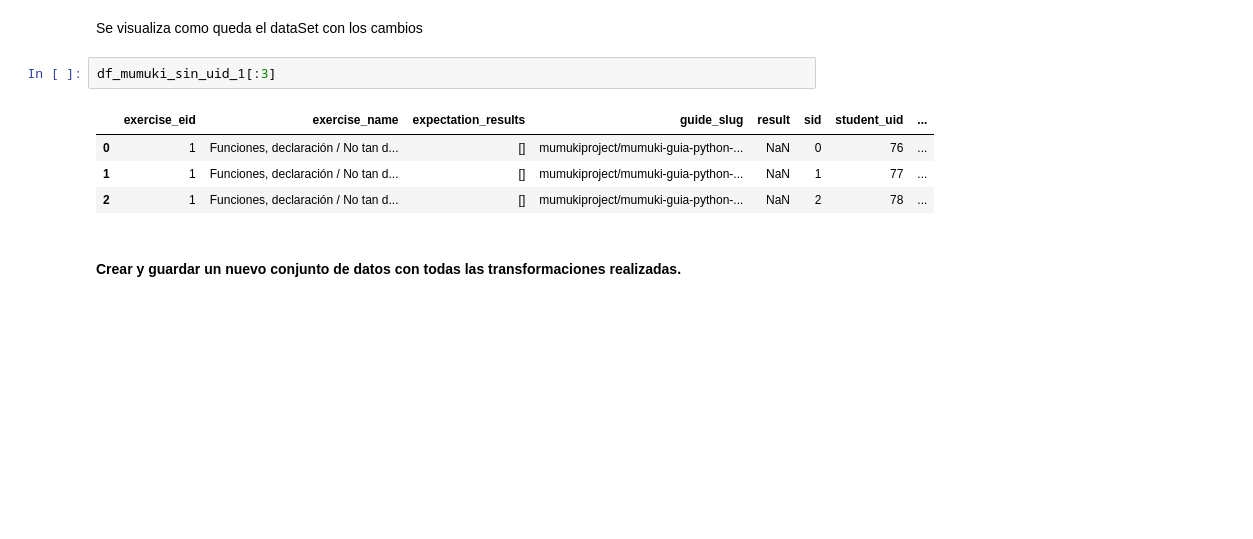
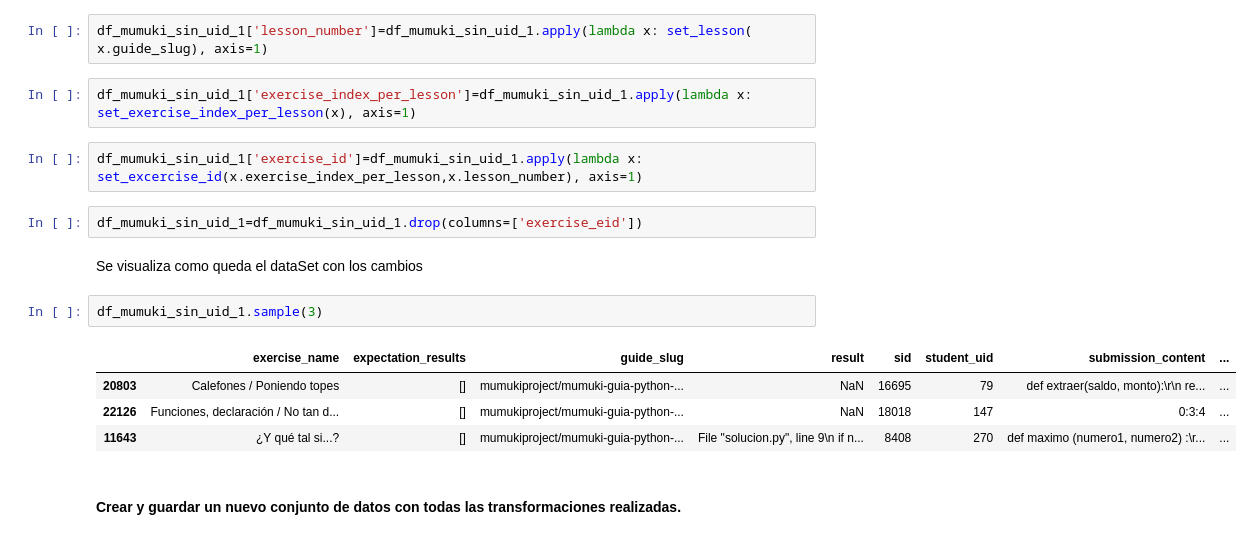
Before and after one commit to laraccano84/Mentoria_mumuki, a Jupyter notebook: DiploDatos_Mentoria_Mumiki_G2/00_Data_Set.ipynb, the cells around one changed output. Drawn from its saved outputs; the diff is of its cells as text; blank space fills up the shorter version.

```diff
--- a/DiploDatos_Mentoria_Mumiki_G2/00_Data_Set.ipynb
+++ b/DiploDatos_Mentoria_Mumiki_G2/00_Data_Set.ipynb
@@ -805,12 +807,20 @@ df_mumuki_sin_uid_1['exercise_name'] = df_mumuki_sin_uid_1['exercise_name'].repl
+# %%
+df_mumuki_sin_uid_1['lesson_number']=df_mumuki_sin_uid_1.apply(lambda x: set_lesson( x.guide_slug), axis=1)
+# %%
+df_mumuki_sin_uid_1['exercise_index_per_lesson']=df_mumuki_sin_uid_1.apply(lambda x: set_exercise_index_per_lesson(x), axis=1)
+# %%
+df_mumuki_sin_uid_1['exercise_id']=df_mumuki_sin_uid_1.apply(lambda x: set_excercise_id(x.exercise_index_per_lesson,x.lesson_number), axis=1)
+# %%
+df_mumuki_sin_uid_1=df_mumuki_sin_uid_1.drop(columns=['exercise_eid'])
 # %% [markdown]
 Se visualiza como queda el dataSet con los cambios
 # %%
-df_mumuki_sin_uid_1[:3]
+df_mumuki_sin_uid_1.sample(3)
 # %% [output]
-|  | exercise_eid | exercise_name | expectation_results | guide_slug | result | sid | student_uid | ... |
-| 0 | 1 | Funciones, declaración / No tan d... | [] | mumukiproject/mumuki-guia-python-... | NaN | 0 | 76 | ... |
-| 1 | 1 | Funciones, declaración / No tan d... | [] | mumukiproject/mumuki-guia-python-... | NaN | 1 | 77 | ... |
-| 2 | 1 | Funciones, declaración / No tan d... | [] | mumukiproject/mumuki-guia-python-... | NaN | 2 | 78 | ... |
+|  | exercise_name | expectation_results | guide_slug | result | sid | student_uid | submission_content | ... |
+| 20803 | Calefones / Poniendo topes | [] | mumukiproject/mumuki-guia-python-... | NaN | 16695 | 79 | def extraer(saldo, monto):\r\n re... | ... |
+| 22126 | Funciones, declaración / No tan d... | [] | mumukiproject/mumuki-guia-python-... | NaN | 18018 | 147 | 0:3:4 | ... |
+| 11643 | ¿Y qué tal si...? | [] | mumukiproject/mumuki-guia-python-... | File "solucion.py", line 9\n if n... | 8408 | 270 | def maximo (numero1, numero2) :\r... | ... |
 # %% [markdown]
 #### Crear y guardar un nuevo conjunto de datos con todas las transformaciones realizadas.
 # %%
```
Also changed, not shown: parts of 6 cells of this notebook.
